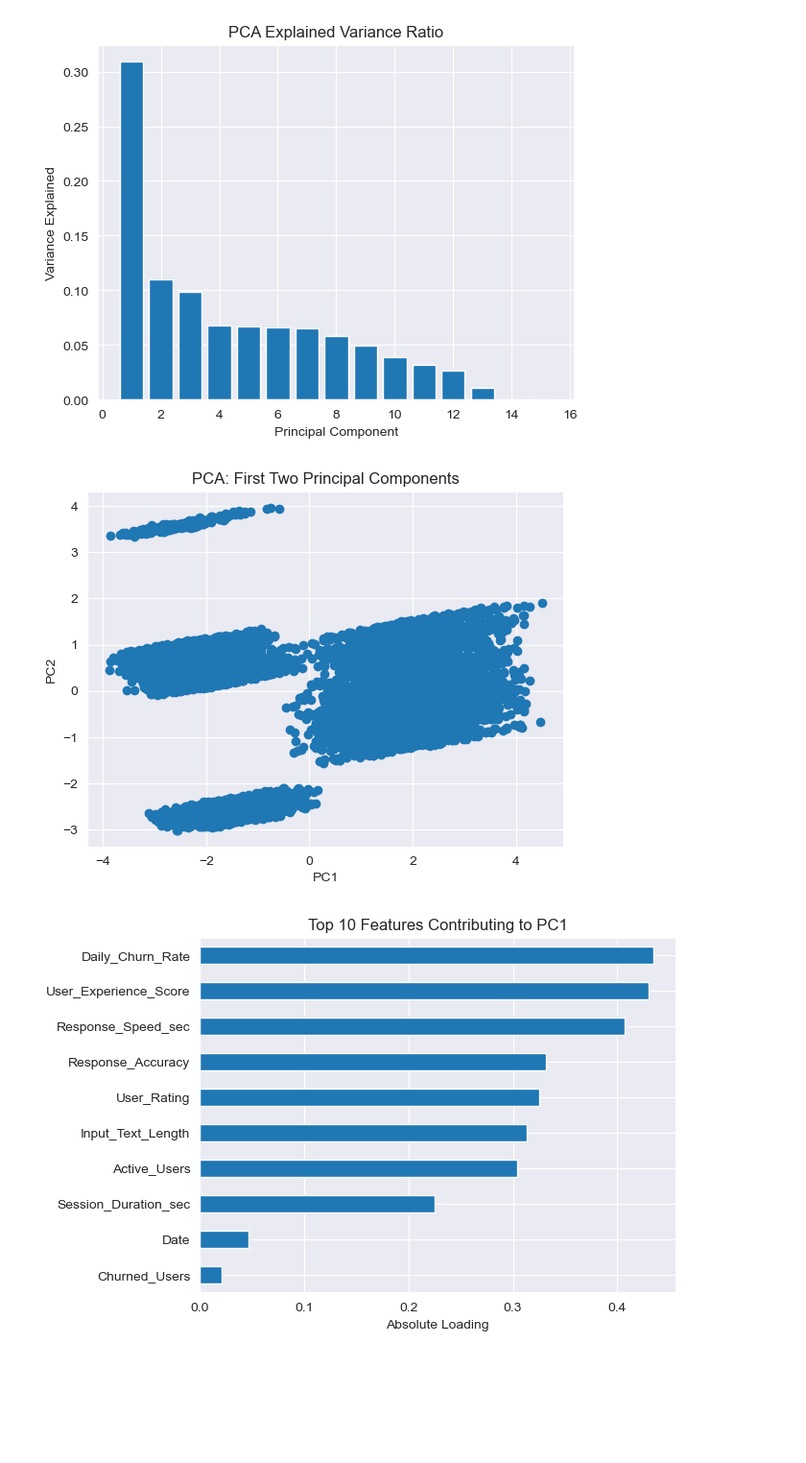
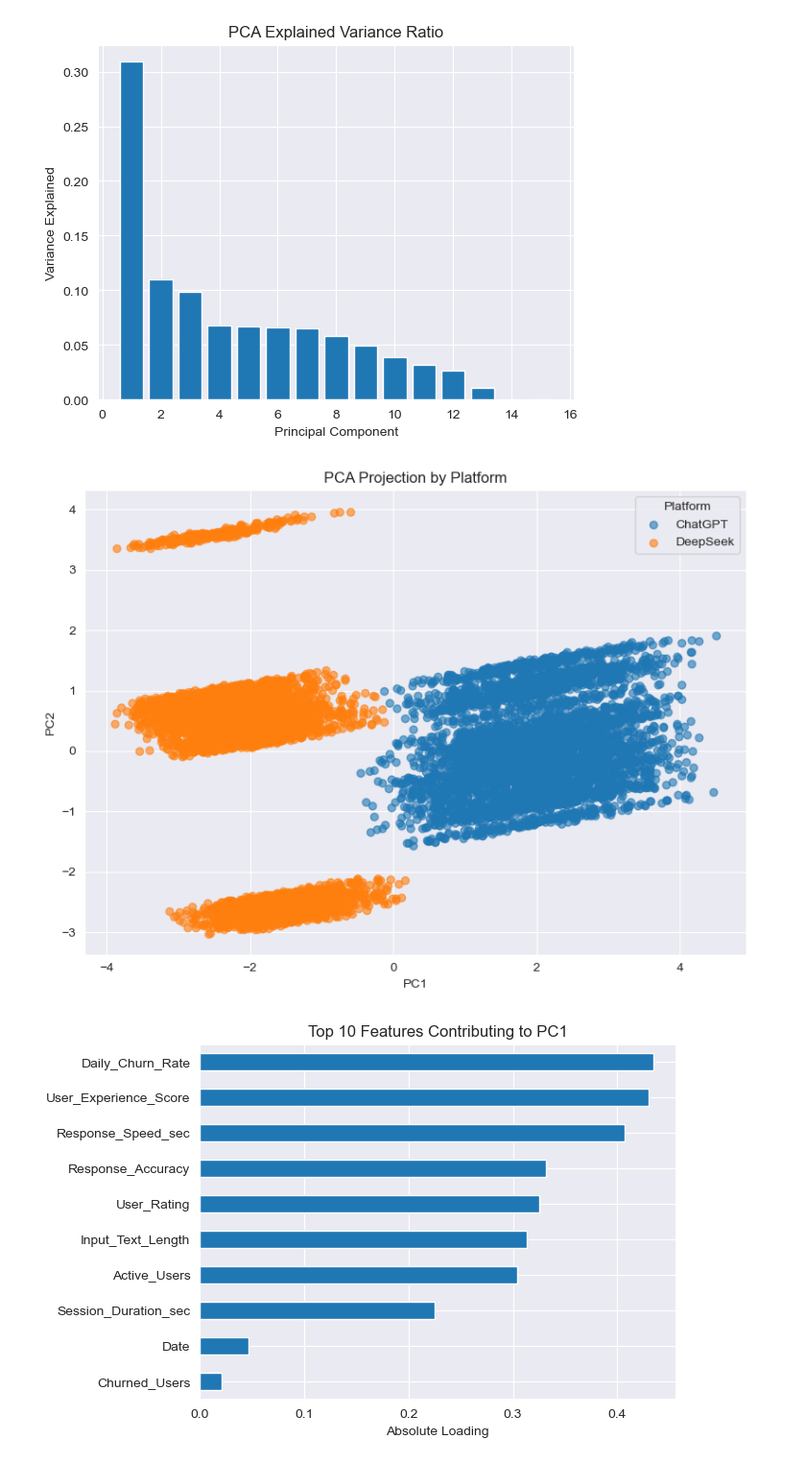
Before and after one commit to San68bot/beyond-the-prompt, a Jupyter notebook: src/pca-analysis.ipynb, the cells around one changed output. Shown: that part at 96% size. Saved outputs shown, nothing was run; the diff lists cells and outputs as text; code cells hidden in the pictures; blank space fills up the shorter version.

```diff
--- a/src/pca-analysis.ipynb
+++ b/src/pca-analysis.ipynb
@@ -15,6 +15,7 @@ X_scaled = scaler.fit_transform(numeric_df)
 pca = PCA()
 components = pca.fit_transform(X_scaled)
 evr = pca.explained_variance_ratio_
+PCs = pca.fit_transform(X_scaled)
 # %%
 print("Explained Variance Ratio per Principal Component:")
 for i, ratio in enumerate(evr, start=1):
@@ -48,14 +49,25 @@ plt.show()
 [figure]
 # %%
 # Scatter plot of the first two principal components
-plt.figure()
-plt.scatter(components[:, 0], components[:, 1])
-plt.xlabel('PC1')
-plt.ylabel('PC2')
-plt.title('PCA: First Two Principal Components')
+plot_df = pd.DataFrame({
+    'PC1': PCs[:, 0],
+    'PC2': PCs[:, 1],
+    'Platform': df['AI_Platform']
+})
+
+plt.figure(figsize=(8, 6))
+for name, group in plot_df.groupby('Platform'):
+    plt.scatter(group['PC1'], group['PC2'], alpha=0.6, label=name)
+
+plt.xlabel(f'PC1')
+plt.ylabel(f'PC2')
+plt.title('PCA Projection by Platform')
+plt.legend(title='Platform')
+plt.grid(True)
+plt.tight_layout()
 plt.show()
 # %% [output]
-[figure, old version]
+[figure, new version]
 # %%
 # Compute feature loadings
 loadings = pd.DataFrame(
```
Also changed, not shown: 1 other file.
